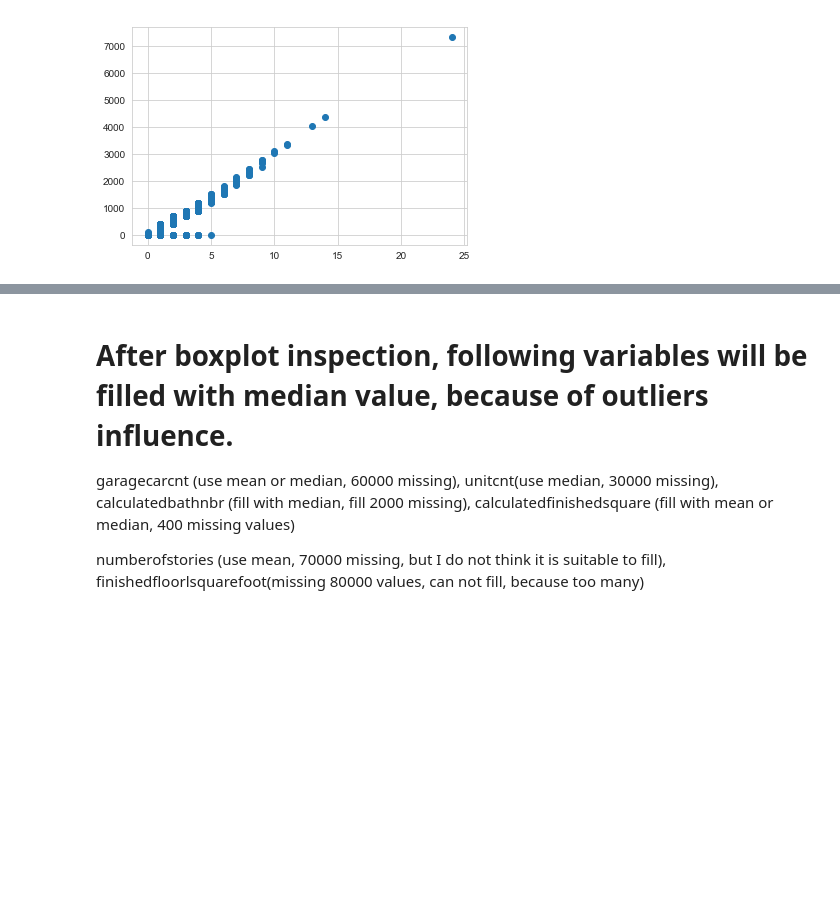
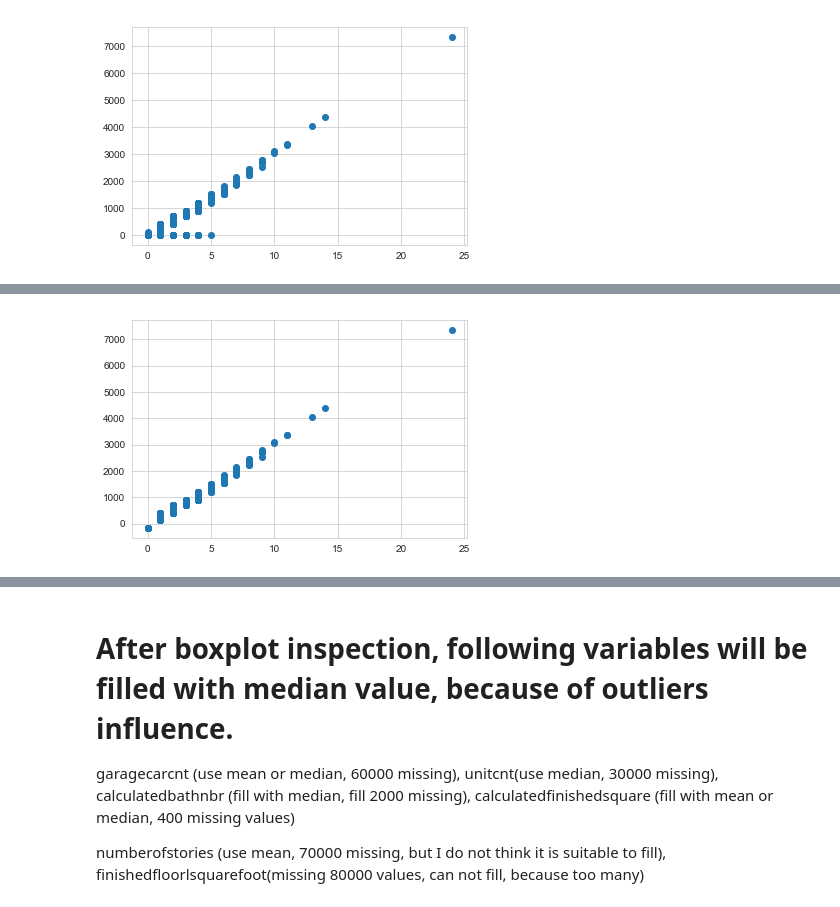
Before and after one commit to Juliet1999Hu/Capstone_project_1, a Jupyter notebook: Data_Cleasing.ipynb, the cells around one changed output, grey strips where cells are left out. Cells and saved outputs as stored; diff of their text form; code cells hidden in the pictures; blank space fills up the shorter version.

```diff
--- a/Data_Cleasing.ipynb
+++ b/Data_Cleasing.ipynb
@@ -365,0 +377,9 @@ plt.show()
+# %%
+# fill in garagetotalsqft outliers with garagecarcnt to plot
+
+index = (merged_df['garagetotalsqft']<200.0)
+merged_df.loc[index,'garagetotalsqft'] = a * merged_df.loc[index,'garagecarcnt'] + b
+plt.scatter(x='garagecarcnt', y='garagetotalsqft',data = merged_df)
+plt.show()
+# %% [output]
+[figure, added]
```
Also changed, not shown: parts of 67 cells of this notebook.
